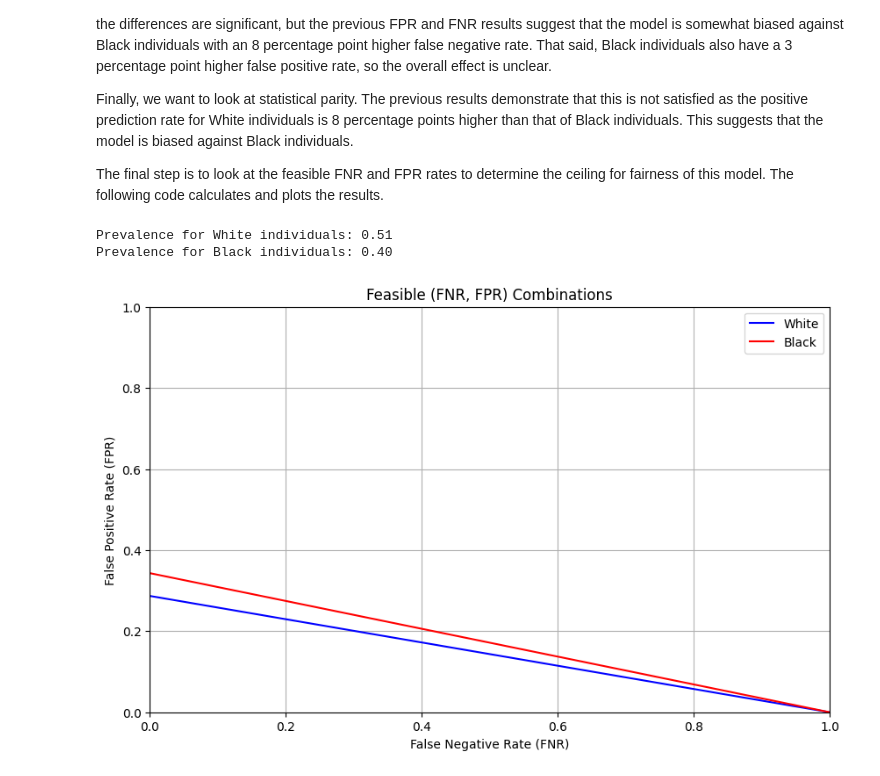
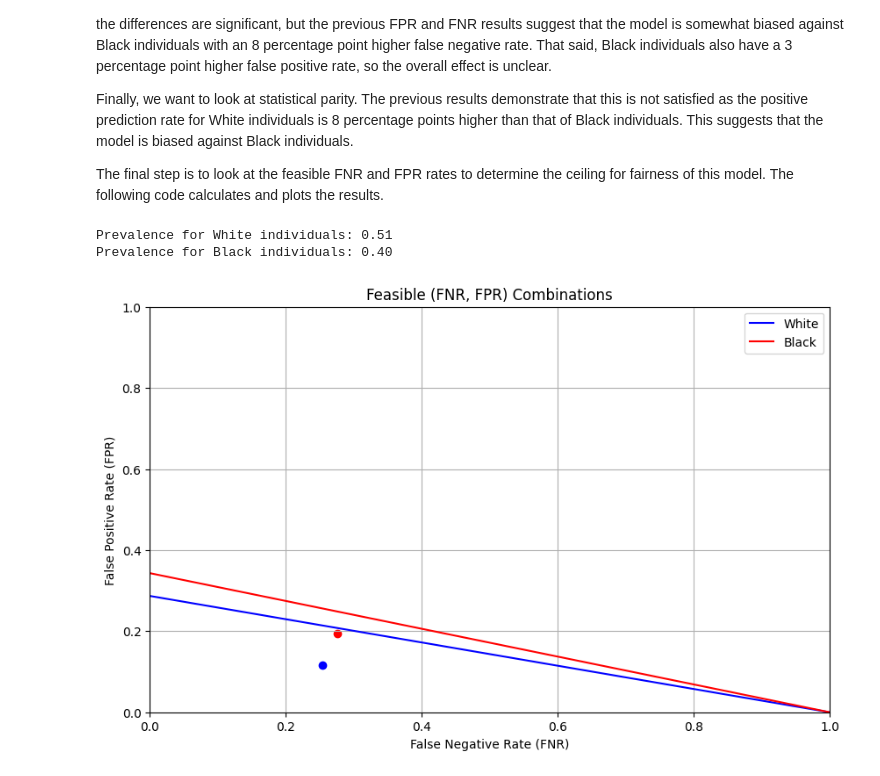
Before and after one commit to vikramv17/vikramv17.github.io, a Jupyter notebook: posts/auditing-bias/index.ipynb, the cells around one changed output. Drawn from its saved outputs; the diff is of its cells as text; code cells hidden in the pictures.

```diff
--- a/posts/auditing-bias/index.ipynb
+++ b/posts/auditing-bias/index.ipynb
@@ -272,31 +272,33 @@ The final step is to look at the feasible FNR and FPR rates to determine the cei
 # %%
 prevalence_white = y_test_white.mean()
 prevalence_black = y_test_black.mean()
 
 print(f"Prevalence for White individuals: {prevalence_white:.2f}")
 print(f"Prevalence for Black individuals: {prevalence_black:.2f}")
 
 desired_ppv_white = ppv_white
 desired_ppv_black = ppv_black
 
 fnr_values = np.linspace(0, 1, 100)
 
-fpr_white = (prevalence_white / (1 - prevalence_white))*((1 - desired_ppv_white) / desired_ppv_white) * (1 - fnr_values)
-fpr_black = (prevalence_black / (1 - prevalence_black))*((1 - desired_ppv_black) / desired_ppv_black) * (1 - fnr_values)
+fpr_line_white = (prevalence_white / (1 - prevalence_white))*((1 - desired_ppv_white) / desired_ppv_white) * (1 - fnr_values)
+fpr_line_black = (prevalence_black / (1 - prevalence_black))*((1 - desired_ppv_black) / desired_ppv_black) * (1 - fnr_values)
 
 plt.figure(figsize=(10, 6))
-plt.plot(fnr_values, fpr_white, label='White', color='blue')
-plt.plot(fnr_values, fpr_black, label='Black', color='red')
+plt.plot(fnr_values, fpr_line_white, label='White', color='blue')
+plt.plot(fnr_values, fpr_line_black, label='Black', color='red')
+plt.scatter(fpr_white, fnr_white, color='blue')
+plt.scatter(fpr_black, fnr_black, color='red')
 plt.xlabel('False Negative Rate (FNR)')
 plt.ylabel('False Positive Rate (FPR)')
 plt.title('Feasible (FNR, FPR) Combinations')
 plt.legend()
 plt.grid(True)
 plt.xlim(0, 1)
 plt.ylim(0, 1)
 plt.show()
 # %% [output]
 Prevalence for White individuals: 0.51
 Prevalence for Black individuals: 0.40
-[figure, old version]
+[figure, new version]
 # %% [markdown]
```
Also changed, not shown: parts of 1 cell of this notebook, 4 other files.
